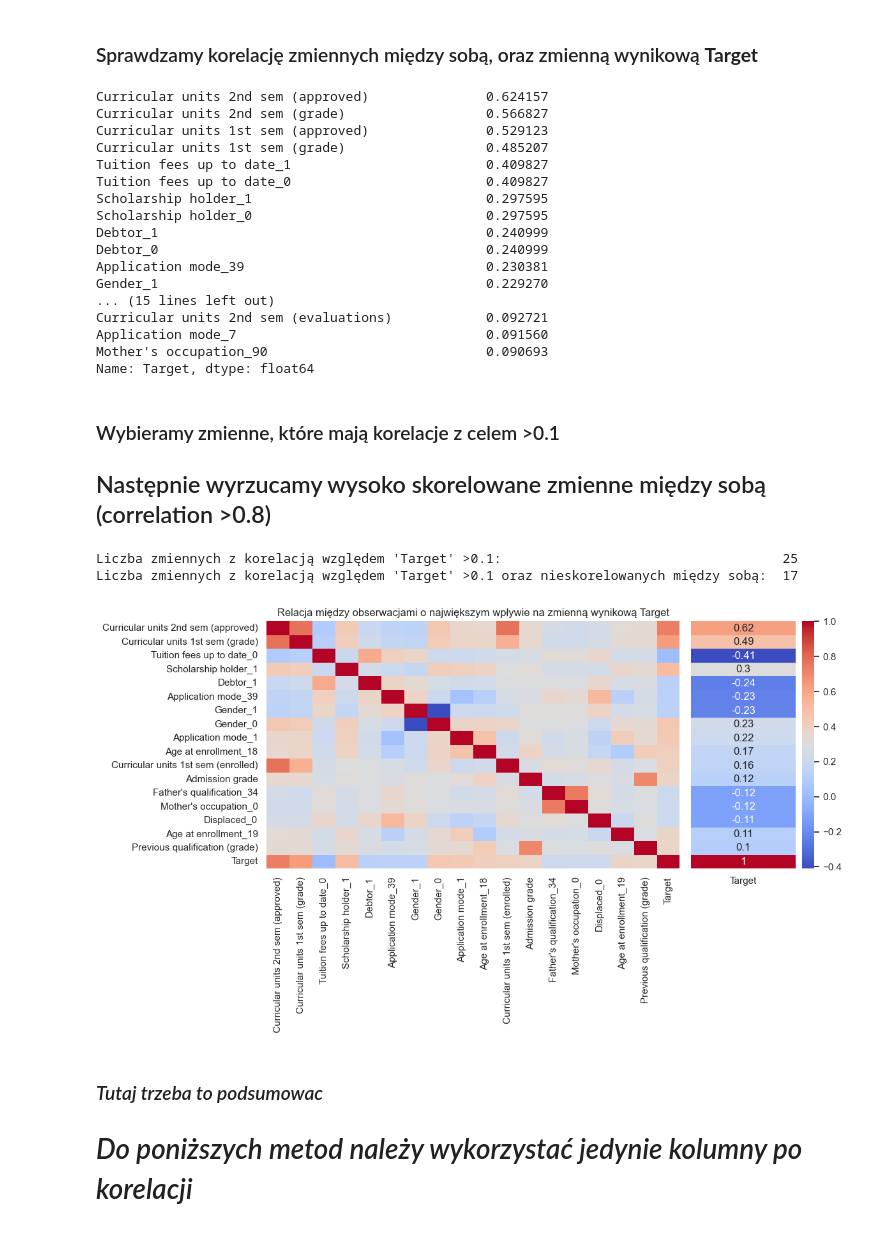
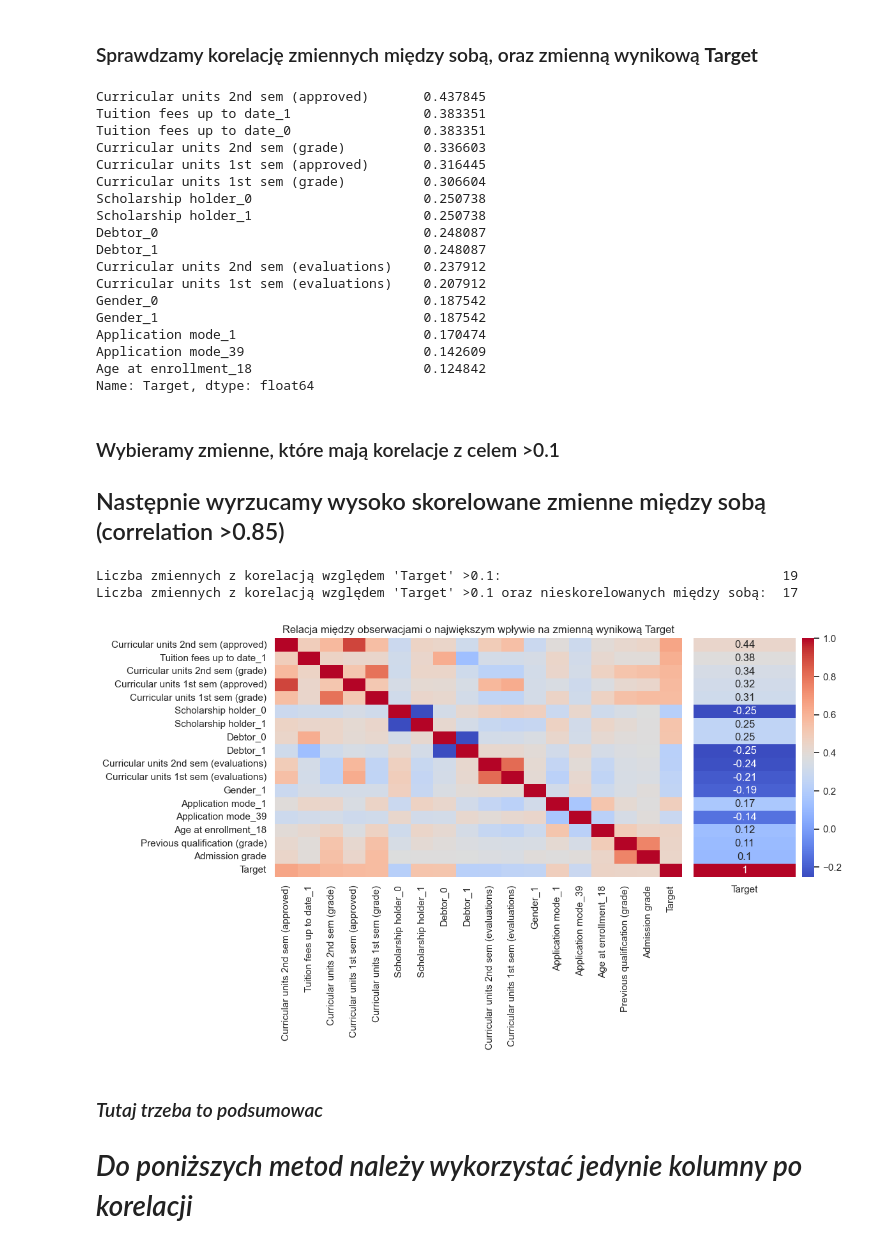
Before and after one commit to KamilMarshal/MAD_classification_project, a Jupyter notebook: ProjectNotebook.ipynb, the cells around one changed output. Cells and saved outputs as stored; diff of their text form; code cells hidden in the pictures.

```diff
--- a/ProjectNotebook.ipynb
+++ b/ProjectNotebook.ipynb
@@ -293,14 +297,14 @@ data_categ = data_categ.drop(columns=additional_columns, errors='ignore')
 data_categ_with_order = [
     'Marital status',
     'Application order',
-    'Previous qualification',
+    'Previous qualification'
 ]
 
 # Label encoding zmiennych kategorycznych z porządkiem
 label_encoder = LabelEncoder()
 
 for column in data_categ_with_order:
-    df[column + '_encoded'] = label_encoder.fit_transform(df[column])
+    df_cleaned[column + '_encoded'] = label_encoder.fit_transform(df_cleaned[column])
 
 
 data_categ_without_order = [
@@ -321,77 +325,79 @@ data_categ_without_order = [
 ]
 
 # One-Hot Encoding zmiennych kategorycznych bez porządku
-df = pd.get_dummies(df, columns=data_categ_without_order)
-df.drop(data_categ_with_order, axis=1, inplace=True)
+
+df_cleaned = pd.get_dummies(df_cleaned, columns=data_categ_without_order)
+df_cleaned.drop(data_categ_with_order, axis=1, inplace=True)
 
 unused = ['Course', 'Daytime/evening attendance\t', 'Marital status_encoded', 'Application order_encoded', 'Previous qualification_encoded']
-df = df.drop(unused, axis=1);
+df_cleaned = df_cleaned.drop(unused, axis=1);
 # %% [markdown]
 ### Sprawdzamy korelację zmiennych między sobą, oraz zmienną wynikową **Target**
 # %%
-cor = df.corr()
+cor = df_cleaned.corr()
 # %%
 correlation_with_target = cor['Target'].drop('Target').abs().sort_values(ascending=False)
-correlation_with_target.head(30)
+correlation_with_target.head(17)
 # %% [output]
-Curricular units 2nd sem (approved)               0.624157
-Curricular units 2nd sem (grade)                  0.566827
-Curricular units 1st sem (approved)               0.529123
-Curricular units 1st sem (grade)                  0.485207
-Tuition fees up to date_1                         0.409827
-Tuition fees up to date_0                         0.409827
-Scholarship holder_1                              0.297595
-Scholarship holder_0                              0.297595
-Debtor_1                                          0.240999
-Debtor_0                                          0.240999
-Application mode_39                               0.230381
-Gender_1                                          0.229270
-... (15 lines left out)
-Curricular units 2nd sem (evaluations)            0.092721
-Application mode_7                                0.091560
-Mother's occupation_90                            0.090693
+Curricular units 2nd sem (approved)       0.437845
+Tuition fees up to date_1                 0.383351
+Tuition fees up to date_0                 0.383351
+Curricular units 2nd sem (grade)          0.336603
+Curricular units 1st sem (approved)       0.316445
+Curricular units 1st sem (grade)          0.306604
+Scholarship holder_0                      0.250738
+Scholarship holder_1                      0.250738
+Debtor_0                                  0.248087
+Debtor_1                                  0.248087
+Curricular units 2nd sem (evaluations)    0.237912
+Curricular units 1st sem (evaluations)    0.207912
+Gender_0                                  0.187542
+Gender_1                                  0.187542
+Application mode_1                        0.170474
+Application mode_39                       0.142609
+Age at enrollment_18                      0.124842
 Name: Target, dtype: float64
 # %% [markdown]
 ### Wybieramy zmienne, które mają korelacje z celem >0.1
 
-## Następnie wyrzucamy wysoko skorelowane zmienne między sobą (correlation >0.8)
+## Następnie wyrzucamy wysoko skorelowane zmienne między sobą (correlation >0.85)
 # %%
 selected_features = correlation_with_target[correlation_with_target > 0.1].index.tolist()
 
-df[selected_features]; # zmienne z korelacją względem zmiennej Target >0.1
+df_cleaned[selected_features]; # zmienne z korelacją względem zmiennej Target >0.1
 print("Liczba zmiennych z korelacją względem 'Target' >0.1:                                   ", len(selected_features))
 
 strong_correlated_pairs = cor[selected_features].abs().unstack().sort_values(ascending=False).drop_duplicates()
 
 variables_to_remove = set()
 for (var1, var2), corr_value in strong_correlated_pairs.items():
-    if corr_value > 0.8 and var1 != var2:
+    if corr_value > 0.85 and var1 != var2:
         if var1 not in variables_to_remove:
             variables_to_remove.add(var2)
 
 # Usuń wybrane zmienne
 final_selected_features = [var for var in selected_features if var not in variables_to_remove]
 print("Liczba zmiennych z korelacją względem 'Target' >0.1 oraz nieskorelowanych między sobą: ", len(final_selected_features))
 
 
 plt.figure(figsize=(12, 7))
 cos = final_selected_features.copy()
 cos.append('Target')
-cor2 = df[cos].corr()
+cor2 = df_cleaned[cos].corr()
 plt.subplot(1, 8, (1,6))
 sns.heatmap(cor2, cmap=plt.cm.coolwarm, cbar=False)
 plt.title('Relacja między obserwacjami o największym wpływie na zmienną wynikową Target')
 
 plt.subplot(1, 8, (7,8))
 sns.heatmap(cor2[['Target']], annot=True, cmap=plt.cm.coolwarm, yticklabels=False)
 # plt.title('Relacja między obserwacjami o największym wpływie na zmienną wynikową Target')
 
 plt.tight_layout()
 plt.show()
 # %% [output]
-Liczba zmiennych z korelacją względem 'Target' >0.1:                                    25
+Liczba zmiennych z korelacją względem 'Target' >0.1:                                    19
 Liczba zmiennych z korelacją względem 'Target' >0.1 oraz nieskorelowanych między sobą:  17
-[figure, old version]
+[figure, new version]
 # %% [markdown]
 ### *Tutaj trzeba to podsumowac*
 
```
Also changed, not shown: parts of 9 cells of this notebook.
